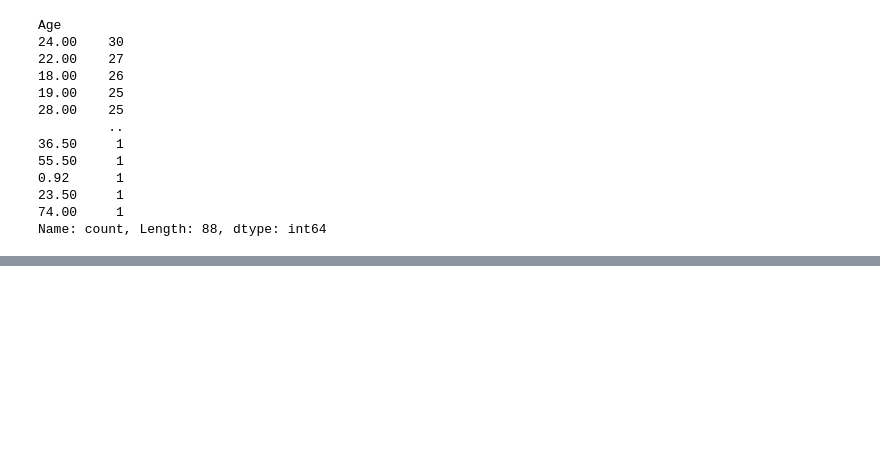
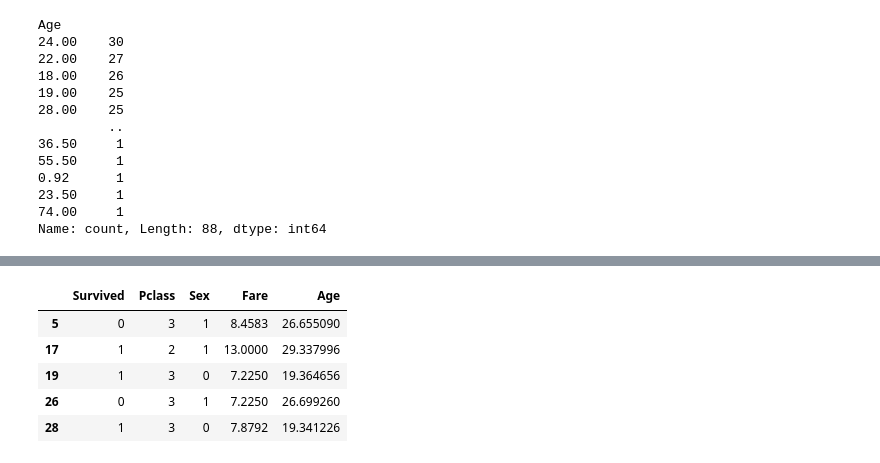
Before and after one commit to arfan64shah/Data_Science, a Jupyter notebook: Decision_Tree/Decision_Tree.ipynb, the cells around one changed output, grey strips where cells are left out. Cells and saved outputs as stored; diff of their text form; code cells hidden in the pictures; blank space fills up the shorter version.

```diff
--- a/Decision_Tree/Decision_Tree.ipynb
+++ b/Decision_Tree/Decision_Tree.ipynb
@@ -145,0 +237,9 @@ null_age
+# %%
+# split testing dataset
+x_test = test_dataset.drop(columns = ['Age'])
+y_test = test_dataset['Age']
+# %%
+# now train model and predict missing ages
+linear_model = LinearRegression()
+
+linear_model.fit(x_train, y_train)
@@ -145,0 +248,4 @@ null_age
+# %%
+# now predict missing values
+missing_values = linear_model.predict(x_test)
+missing_values
@@ -145,0 +270,12 @@ null_age
+# %%
+# asssign the predicted values to the x_test while naming column as age
+x_test['Age'] = missing_values
+# %%
+x_test.head()
+# %% [output]
+|  | Survived | Pclass | Sex | Fare | Age |
+| 5 | 0 | 3 | 1 | 8.4583 | 26.655090 |
+| 17 | 1 | 2 | 1 | 13.0000 | 29.337996 |
+| 19 | 1 | 3 | 0 | 7.2250 | 19.364656 |
+| 26 | 0 | 3 | 1 | 7.2250 | 26.699260 |
+| 28 | 1 | 3 | 0 | 7.8792 | 19.341226 |
```
Also changed, not shown: parts of 22 cells of this notebook.
